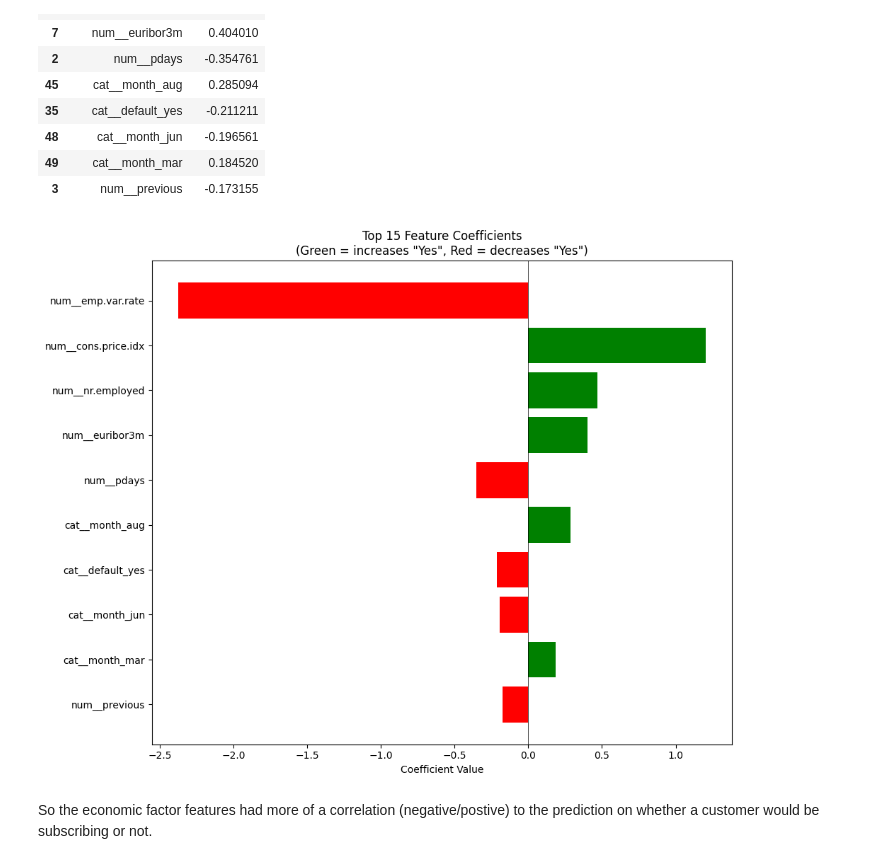
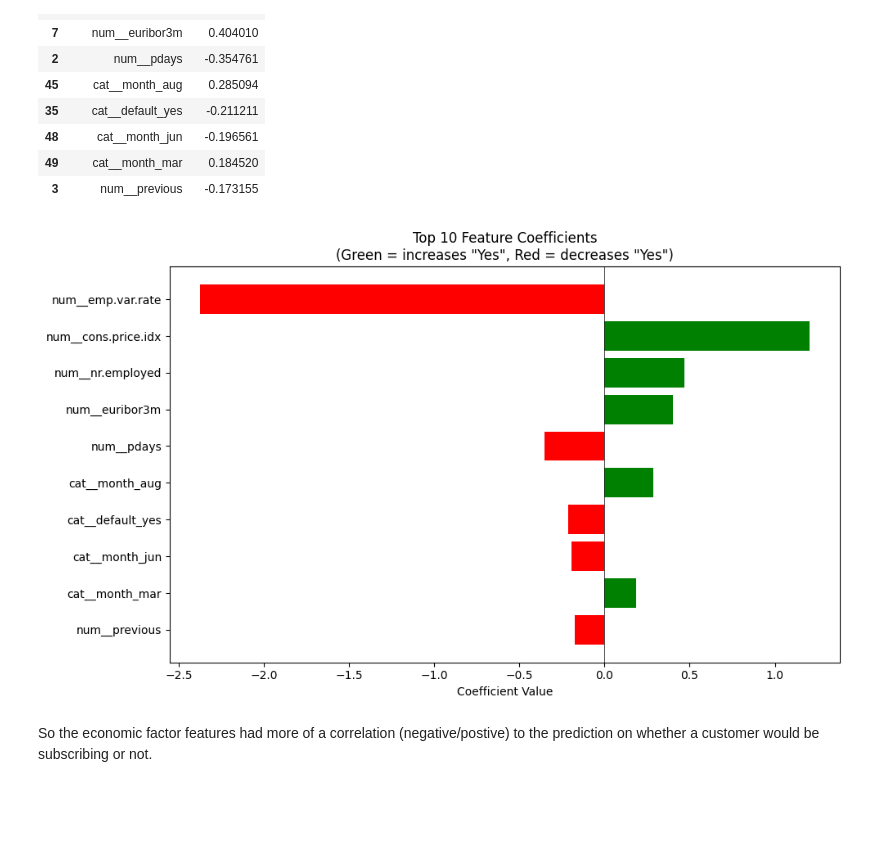
Before and after one commit to coconut808/ML-AI, a Jupyter notebook: Assignment_17.1/prompt_III.ipynb, the cells around one changed output. Drawn from its saved outputs; the diff is of its cells as text; code cells hidden in the pictures; blank space fills up the shorter version.

Commit message:
updating the latest with images

```diff
--- a/Assignment_17.1/prompt_III.ipynb
+++ b/Assignment_17.1/prompt_III.ipynb
@@ -408,23 +463,25 @@ weighted avg       0.88      0.89      0.88      8238
 ### One more adjustment with class_weight='balanced', except for KNN
 # %%
 # Trying to add the class_weight='balanced' parameter to Logistic Regression
-lr_tuned = Pipeline([
+lr_tuned_balanced = Pipeline([
     ('preprocessor', preprocesor),
     ('scaler', StandardScaler()),
     ('classifier', LogisticRegression(class_weight='balanced'))
 ])
 params = {'classifier__C': [0.01, 0.1, 1, 10, 100]}
 f1_yes = make_scorer(f1_score, pos_label='yes')
-grid_search_lr = GridSearchCV(lr_tuned, params, cv=5, scoring=f1_yes)
+grid_search_lr = GridSearchCV(lr_tuned_balanced, params, cv=5, scoring=f1_yes)
 grid_search_lr.fit(X_train, y_train, groups=None)
 best_lr = grid_search_lr.best_estimator_
 print("Best C:", grid_search_lr.best_params_['classifier__C'])
 
-lr_tuned.set_params(**grid_search_lr.best_params_)
-lr_tuned.fit(X_train, y_train)
-y_pred_lr = lr_tuned.predict(X_test)
-print("LR Accuracy:", accuracy_score(y_test, y_pred_lr))
-print("LR f1_score:", f1_score(y_test, y_pred_lr, pos_label='yes'))
+lr_tuned_balanced.set_params(**grid_search_lr.best_params_)
+lr_tuned_balanced.fit(X_train, y_train)
+y_pred_lr = lr_tuned_balanced.predict(X_test)
+lr_tuned_balanced_accuracy = accuracy_score(y_test, y_pred_lr)
+lr_tuned_balanced_f1 = f1_score(y_test, y_pred_lr, pos_label='yes')
+print("LR Accuracy:", lr_tuned_balanced_accuracy)
+print("LR f1_score:", lr_tuned_balanced_f1)
 print("LR Classification Report:\n", classification_report(y_test, y_pred_lr))
 # %% [output]
 Best C: 10
@@ -533,18 +618,19 @@ top 10
 # %%
 # plot top 10
 top_features = coef_df.head(10)
-plt.figure(figsize=(10, 8))
+plt.figure(figsize=(10, 6))
 colors = ['green' if c > 0 else 'red' for c in top_features['Coefficient']]
 plt.barh(range(len(top_features)), top_features['Coefficient'], color=colors)
 plt.yticks(range(len(top_features)), top_features['Feature'])
 plt.xlabel('Coefficient Value')
-plt.title('Top 15 Feature Coefficients\n(Green = increases "Yes", Red = decreases "Yes")')
+plt.title('Top 10 Feature Coefficients\n(Green = increases "Yes", Red = decreases "Yes")')
 plt.axvline(x=0, color='black', linestyle='-', linewidth=0.5)
 plt.gca().invert_yaxis()
 plt.tight_layout()
+plt.savefig('images/top_10_feature_coefficients.png')
 plt.show()
 # %% [output]
-[figure, old version]
+[figure, new version]
 # %% [markdown]
 So the economic factor features had more of a correlation (negative/postive) to the prediction on whether a customer would be subscribing or not.
 # %% [markdown]
```
Also changed, not shown: parts of 10 cells of this notebook, 4 other files.
